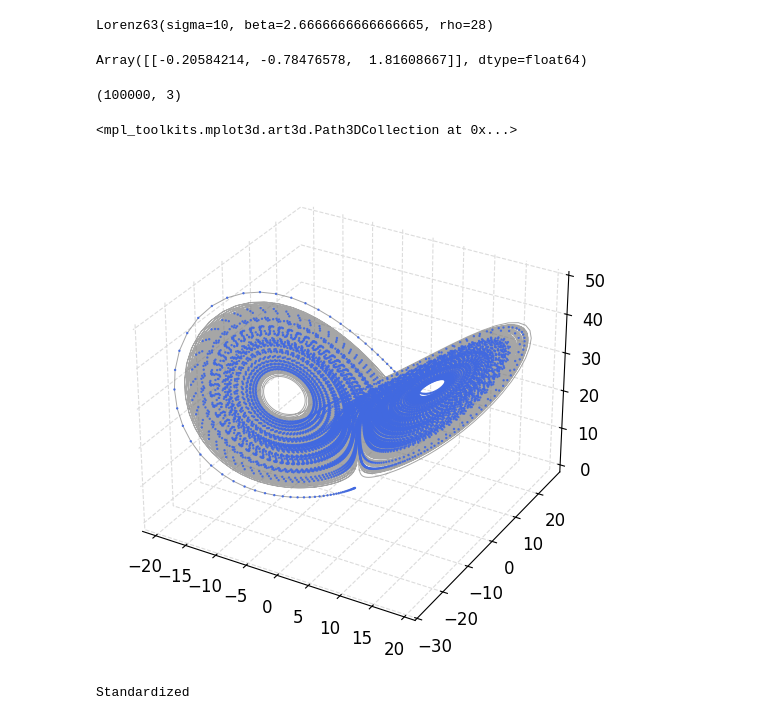
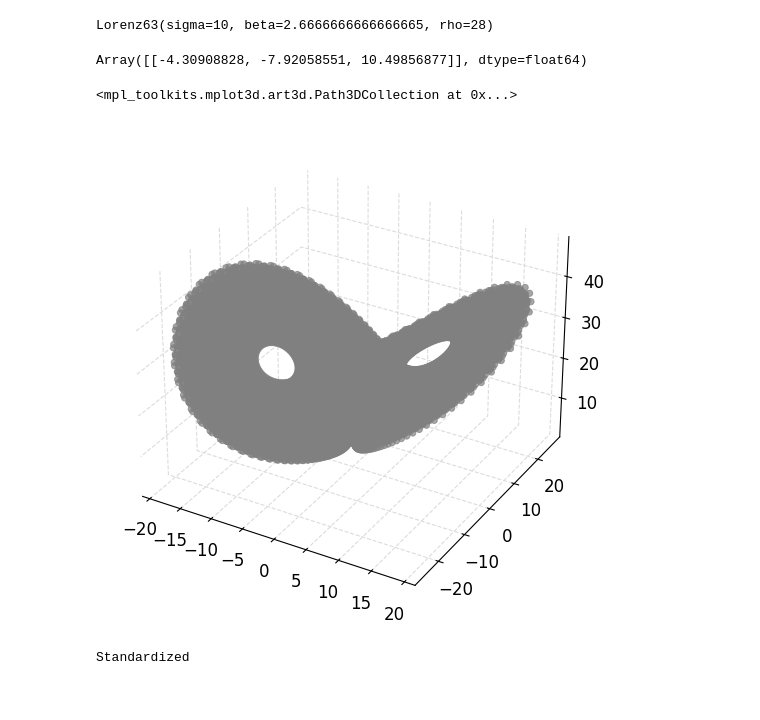
Before and after one commit to Jhko725/sandbox, a Jupyter notebook: prototype_orig.ipynb, the cells around one changed output. Saved outputs shown, nothing was run; the diff lists cells and outputs as text; code cells hidden in the pictures.

```diff
--- a/prototype_orig.ipynb
+++ b/prototype_orig.ipynb
@@ -49,29 +49,23 @@ lorenz
 # %% [output]
 Lorenz63(sigma=10, beta=2.6666666666666665, rho=28)
 # %%
-dataset_loaded = TimeSeriesDataset.load("./data/lorenz63.hdf5")
+dataset_loaded = TimeSeriesDataset.load("./data/lorenz63.hdf5")[30000:]
 u0 = dataset_loaded.u0
 u0
 # %% [output]
-Array([[-0.20584214, -0.78476578,  1.81608667]], dtype=float64)
+Array([[-4.30908828, -7.92058551, 10.49856877]], dtype=float64)
-# %%
-dataset_loaded = jnp.load("./data/lorenz_data_chaos.npy")
-dataset_loaded.shape
-# %% [output]
-(100000, 3)
 # %%
 fig, ax = plt.subplots(
     1,
     1,
     figsize=(7, 5),
     constrained_layout=True,
     subplot_kw={"projection": "3d"},
 )
-ax.plot(*dataset_loaded.u[0].T, linewidth=0.7, color="gray", alpha=0.7)
-ax.scatter(*dataset_loaded.u[0, :10000].T, s=0.5, color="royalblue", alpha=0.9)
+ax.scatter(*dataset_loaded.u[0].T, linewidth=0.7, color="gray", alpha=0.7)
 # %% [output]
 <mpl_toolkits.mplot3d.art3d.Path3DCollection at 0x...>
-[figure, old version]
+[figure, new version]
 # %%
 # dataset_other = TimeSeriesDataset.from_dynamical_system(
 #     lorenz, dataset_loaded.t, dataset_loaded.u0, rtol=1e-4, atol=1e-4
```
Also changed, not shown: 15 other files.
